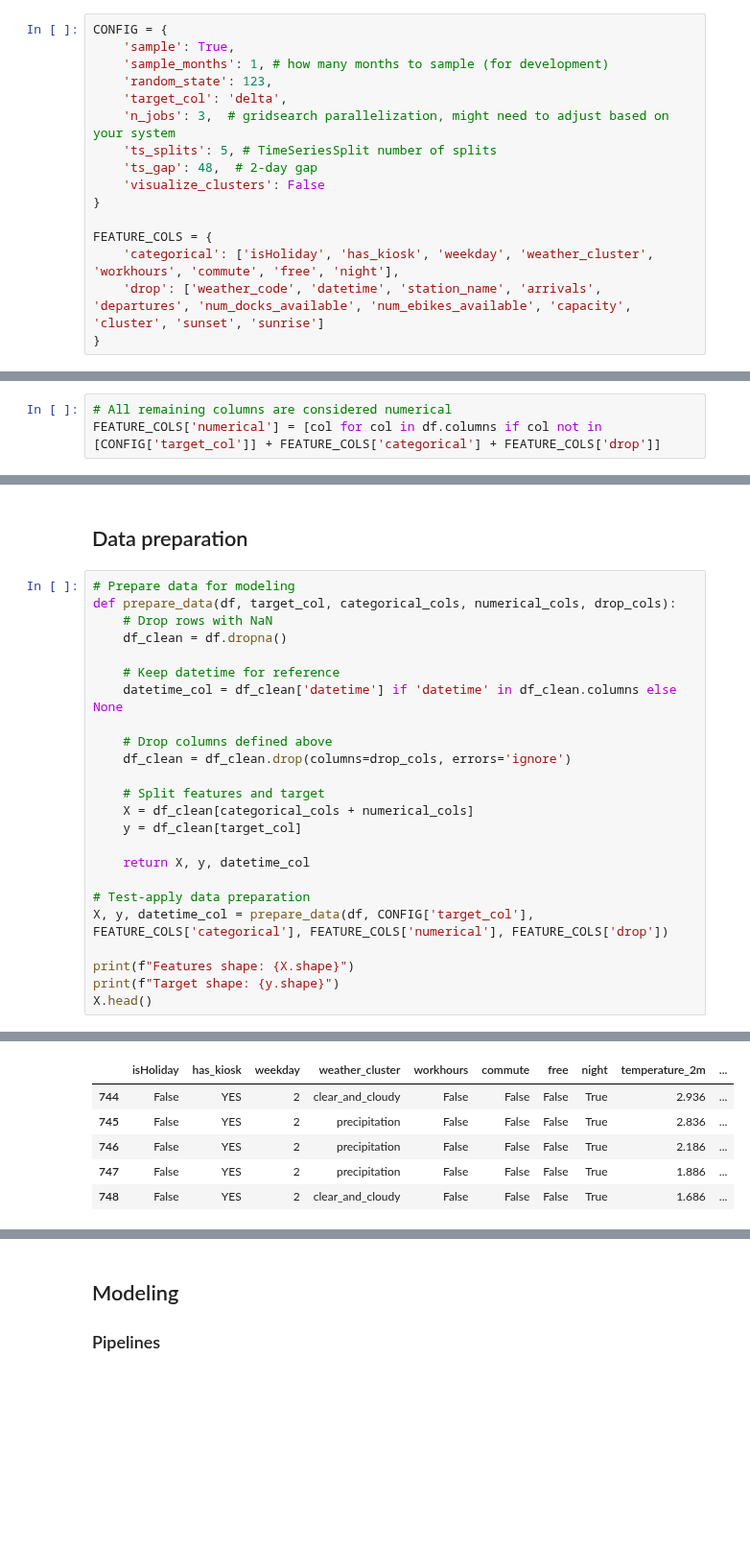
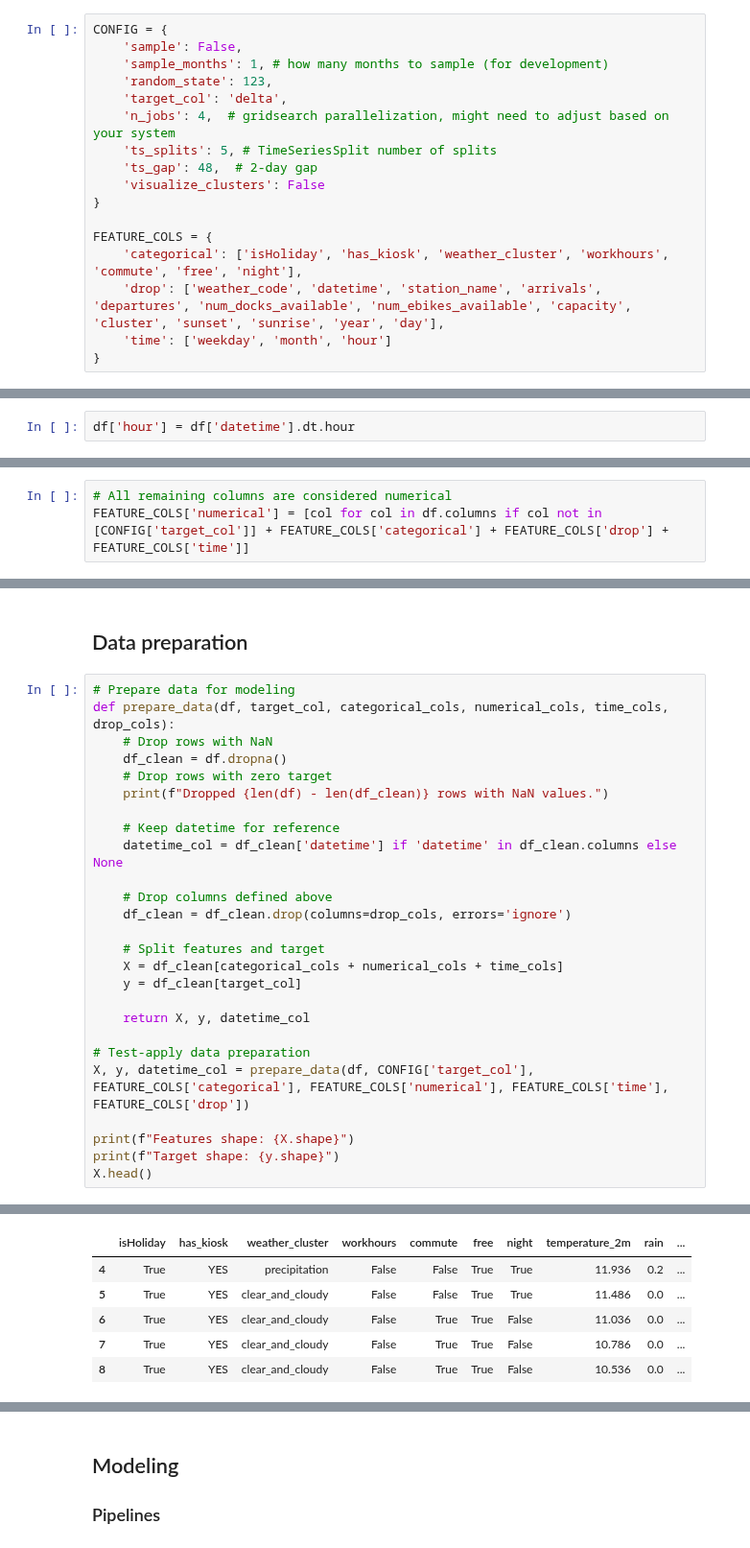
Before and after one commit to linusha/rental-bike-predictions, a Jupyter notebook: cluster_prediction.ipynb, the cells around one changed output, grey strips where cells are left out. Shown at 96% size. Saved outputs shown, nothing was run; the diff lists cells and outputs as text; blank space fills up the shorter version.

```diff
--- a/cluster_prediction.ipynb
+++ b/cluster_prediction.ipynb
@@ -23,19 +23,20 @@ sns.set_palette("viridis")
 **Set sample to False if you want to run algos on entire dataset**
 # %%
 CONFIG = {
-    'sample': True,
+    'sample': False,
     'sample_months': 1, # how many months to sample (for development)
     'random_state': 123,
     'target_col': 'delta',
-    'n_jobs': 3,  # gridsearch parallelization, might need to adjust based on your system
+    'n_jobs': 4,  # gridsearch parallelization, might need to adjust based on your system
     'ts_splits': 5, # TimeSeriesSplit number of splits
     'ts_gap': 48,  # 2-day gap
     'visualize_clusters': False
 }
 
 FEATURE_COLS = {
-    'categorical': ['isHoliday', 'has_kiosk', 'weekday', 'weather_cluster', 'workhours', 'commute', 'free', 'night'],
-    'drop': ['weather_code', 'datetime', 'station_name', 'arrivals', 'departures', 'num_docks_available', 'num_ebikes_available', 'capacity', 'cluster', 'sunset', 'sunrise']
+    'categorical': ['isHoliday', 'has_kiosk', 'weather_cluster', 'workhours', 'commute', 'free', 'night'],
+    'drop': ['weather_code', 'datetime', 'station_name', 'arrivals', 'departures', 'num_docks_available', 'num_ebikes_available', 'capacity', 'cluster', 'sunset', 'sunrise', 'year', 'day'],
+    'time': ['weekday', 'month', 'hour']
 }
 # %% [markdown]
 # DATA LOADING
@@ -52,3 +45,0 @@ if CONFIG['sample']:
-# %%
-# All remaining columns are considered numerical
-FEATURE_COLS['numerical'] = [col for col in df.columns if col not in [CONFIG['target_col']] + FEATURE_COLS['categorical'] + FEATURE_COLS['drop']]
@@ -92,5 +90,7 @@ cluster
 Name: station_name, dtype: int64
 # %% [markdown]
 **Question:** Is the unequal distribution a problem here?
+# %%
+df['hour'] = df['datetime'].dt.hour
 # %% [markdown]
 ## -- END CENTRALIZE WITH PREPROCESSING --
@@ -106,0 +97,3 @@ def cos_transformer(period):
+# %%
+# All remaining columns are considered numerical
+FEATURE_COLS['numerical'] = [col for col in df.columns if col not in [CONFIG['target_col']] + FEATURE_COLS['categorical'] + FEATURE_COLS['drop'] + FEATURE_COLS['time']]
@@ -125,9 +139,11 @@ plt.show()
 ## Data preparation
 # %%
 # Prepare data for modeling
-def prepare_data(df, target_col, categorical_cols, numerical_cols, drop_cols):
+def prepare_data(df, target_col, categorical_cols, numerical_cols, time_cols, drop_cols):
     # Drop rows with NaN
     df_clean = df.dropna()
+    # Drop rows with zero target
+    print(f"Dropped {len(df) - len(df_clean)} rows with NaN values.")
 
     # Keep datetime for reference
     datetime_col = df_clean['datetime'] if 'datetime' in df_clean.columns else None
@@ -136,13 +152,13 @@ def prepare_data(df, target_col, categorical_cols, numerical_cols, drop_cols):
     df_clean = df_clean.drop(columns=drop_cols, errors='ignore')
 
     # Split features and target
-    X = df_clean[categorical_cols + numerical_cols]
+    X = df_clean[categorical_cols + numerical_cols + time_cols]
     y = df_clean[target_col]
 
     return X, y, datetime_col
 
 # Test-apply data preparation
-X, y, datetime_col = prepare_data(df, CONFIG['target_col'], FEATURE_COLS['categorical'], FEATURE_COLS['numerical'], FEATURE_COLS['drop'])
+X, y, datetime_col = prepare_data(df, CONFIG['target_col'], FEATURE_COLS['categorical'], FEATURE_COLS['numerical'], FEATURE_COLS['time'], FEATURE_COLS['drop'])
 
 print(f"Features shape: {X.shape}")
 print(f"Target shape: {y.shape}")
@@ -153,6 +170,6 @@ Target shape: (495936,)
-|  | isHoliday | has_kiosk | weekday | weather_cluster | workhours | commute | free | night | temperature_2m | ... |
-| 744 | False | YES | 2 | clear_and_cloudy | False | False | False | True | 2.936 | ... |
-| 745 | False | YES | 2 | precipitation | False | False | False | True | 2.836 | ... |
-| 746 | False | YES | 2 | precipitation | False | False | False | True | 2.186 | ... |
-| 747 | False | YES | 2 | precipitation | False | False | False | True | 1.886 | ... |
-| 748 | False | YES | 2 | clear_and_cloudy | False | False | False | True | 1.686 | ... |
+|  | isHoliday | has_kiosk | weather_cluster | workhours | commute | free | night | temperature_2m | rain | ... |
+| 4 | True | YES | precipitation | False | False | True | True | 11.936 | 0.2 | ... |
+| 5 | True | YES | clear_and_cloudy | False | False | True | True | 11.486 | 0.0 | ... |
+| 6 | True | YES | clear_and_cloudy | False | True | True | False | 11.036 | 0.0 | ... |
+| 7 | True | YES | clear_and_cloudy | False | True | True | False | 10.786 | 0.0 | ... |
+| 8 | True | YES | clear_and_cloudy | False | True | True | False | 10.536 | 0.0 | ... |
```
Also changed, not shown: parts of 14 cells of this notebook.
